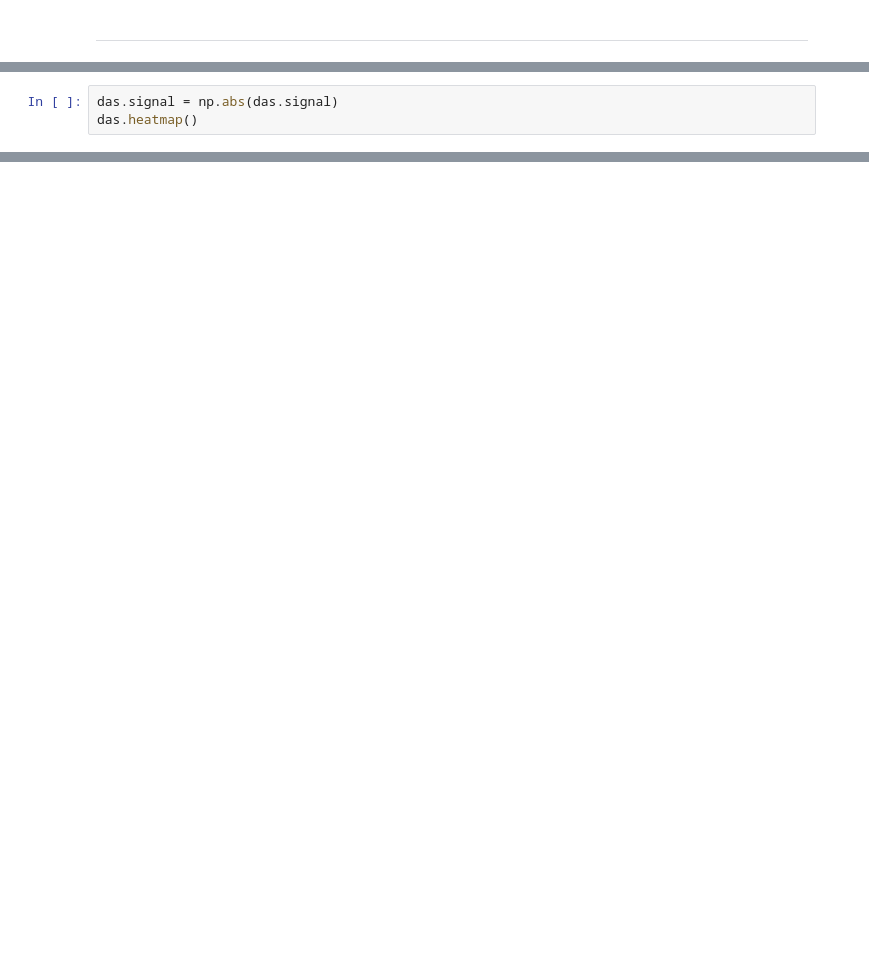
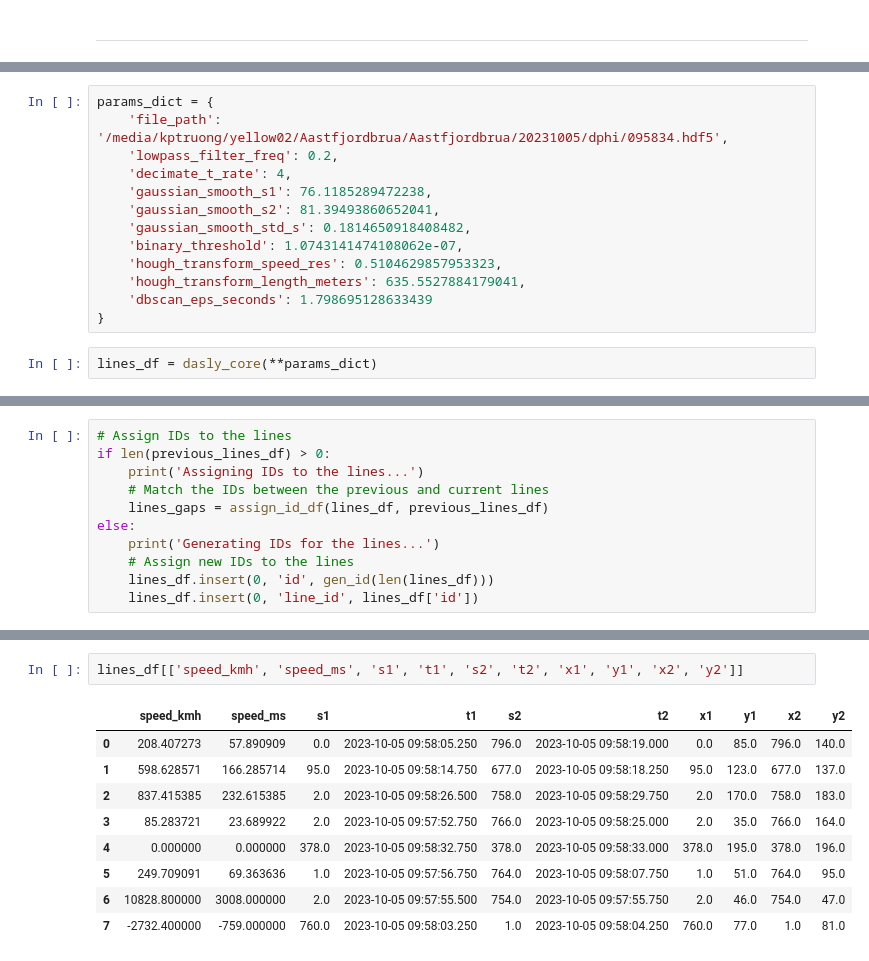
Before and after one commit to truongphanduykhanh/dasly, a Jupyter notebook: notebooks/00.0.atest.ipynb, the cells around one changed output, grey strips where cells are left out. Drawn from its saved outputs; the diff is of its cells as text; blank space fills up the shorter version.

```diff
--- a/notebooks/00.0.atest.ipynb
+++ b/notebooks/00.0.atest.ipynb
@@ -675,3 +49,0 @@ vmin: -2.22e-10, vmax: 2.22e-10
-# %%
-das.signal = np.abs(das.signal)
-das.heatmap()
@@ -759,0 +155,15 @@ query
+# %%
+params_dict = {
+    'file_path': '/media/kptruong/yellow02/Aastfjordbrua/Aastfjordbrua/20231005/dphi/095834.hdf5',
+    'lowpass_filter_freq': 0.2,
+    'decimate_t_rate': 4,
+    'gaussian_smooth_s1': 76.1185289472238,
+    'gaussian_smooth_s2': 81.39493860652041,
+    'gaussian_smooth_std_s': 0.1814650918408482,
+    'binary_threshold': 1.0743141474108062e-07,
+    'hough_transform_speed_res': 0.5104629857953323,
+    'hough_transform_length_meters': 635.5527884179041,
+    'dbscan_eps_seconds': 1.798695128633439
+}
+# %%
+lines_df = dasly_core(**params_dict)
@@ -759,0 +236,11 @@ query
+# %%
+# Assign IDs to the lines
+if len(previous_lines_df) > 0:
+    print('Assigning IDs to the lines...')
+    # Match the IDs between the previous and current lines
+    lines_gaps = assign_id_df(lines_df, previous_lines_df)
+else:
+    print('Generating IDs for the lines...')
+    # Assign new IDs to the lines
+    lines_df.insert(0, 'id', gen_id(len(lines_df)))
+    lines_df.insert(0, 'line_id', lines_df['id'])
@@ -759,0 +271,12 @@ query
+# %%
+lines_df[['speed_kmh', 'speed_ms', 's1', 't1', 's2', 't2', 'x1', 'y1', 'x2', 'y2']]
+# %% [output]
+|  | speed_kmh | speed_ms | s1 | t1 | s2 | t2 | x1 | y1 | x2 | y2 |
+| 0 | 208.407273 | 57.890909 | 0.0 | 2023-10-05 09:58:05.250 | 796.0 | 2023-10-05 09:58:19.000 | 0.0 | 85.0 | 796.0 | 140.0 |
+| 1 | 598.628571 | 166.285714 | 95.0 | 2023-10-05 09:58:14.750 | 677.0 | 2023-10-05 09:58:18.250 | 95.0 | 123.0 | 677.0 | 137.0 |
+| 2 | 837.415385 | 232.615385 | 2.0 | 2023-10-05 09:58:26.500 | 758.0 | 2023-10-05 09:58:29.750 | 2.0 | 170.0 | 758.0 | 183.0 |
+| 3 | 85.283721 | 23.689922 | 2.0 | 2023-10-05 09:57:52.750 | 766.0 | 2023-10-05 09:58:25.000 | 2.0 | 35.0 | 766.0 | 164.0 |
+| 4 | 0.000000 | 0.000000 | 378.0 | 2023-10-05 09:58:32.750 | 378.0 | 2023-10-05 09:58:33.000 | 378.0 | 195.0 | 378.0 | 196.0 |
+| 5 | 249.709091 | 69.363636 | 1.0 | 2023-10-05 09:57:56.750 | 764.0 | 2023-10-05 09:58:07.750 | 1.0 | 51.0 | 764.0 | 95.0 |
+| 6 | 10828.800000 | 3008.000000 | 2.0 | 2023-10-05 09:57:55.500 | 754.0 | 2023-10-05 09:57:55.750 | 2.0 | 46.0 | 754.0 | 47.0 |
+| 7 | -2732.400000 | -759.000000 | 760.0 | 2023-10-05 09:58:03.250 | 1.0 | 2023-10-05 09:58:04.250 | 760.0 | 77.0 | 1.0 | 81.0 |
```
Also changed, not shown: parts of 77 cells of this notebook, 4 other files.
